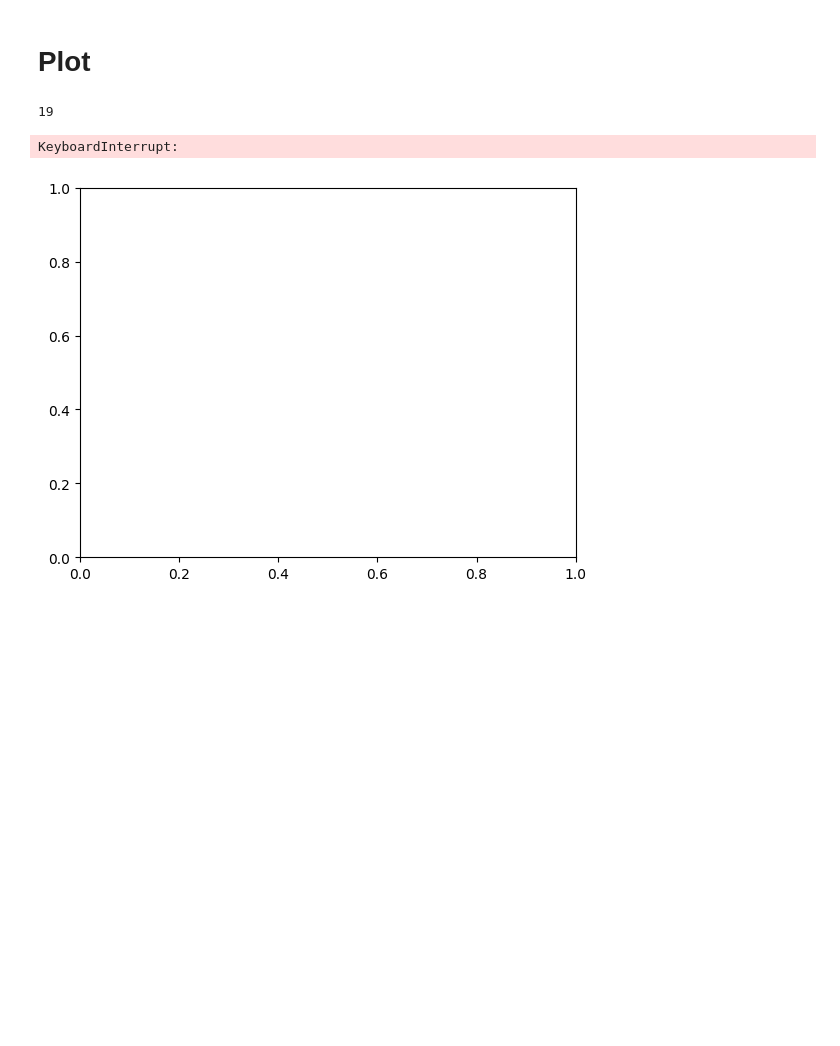
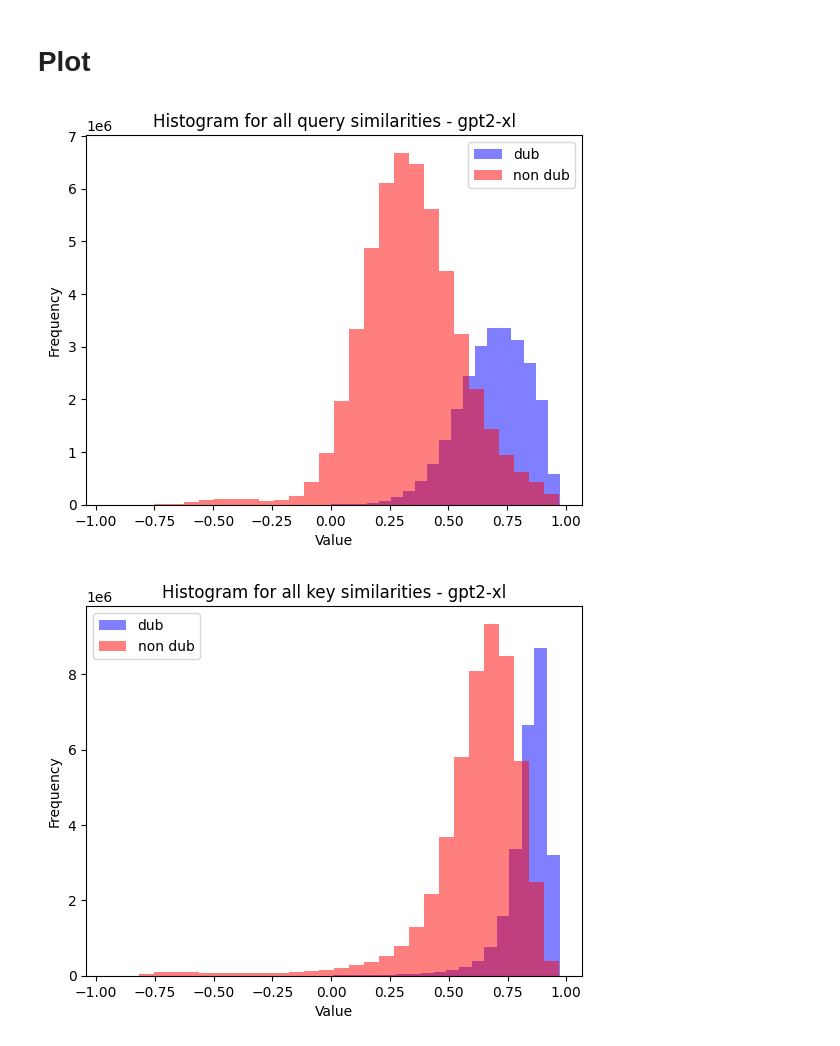
Before and after one commit to phusroyal/CopyMech, a Jupyter notebook: cosine_sim_qkv.ipynb, the cells around one changed output. Saved outputs shown, nothing was run; the diff lists cells and outputs as text; code cells hidden in the pictures; blank space fills up the shorter version.

```diff
--- a/cosine_sim_qkv.ipynb
+++ b/cosine_sim_qkv.ipynb
@@ -2,7 +2,7 @@
 from datasets import load_from_disk
 
 # Load the dataset from disk
-subset = load_from_disk("english_insertions")
+subset = load_from_disk("data/english_insertions")
 print(subset)
 # %% [output]
 DatasetDict({
@@ -321,7 +321,7 @@ def find_base_sent(base_sent, prompt):
 num_return_sequences = 5
 max_length = 30
 
-model_name = 'gpt2'
+model_name = 'gpt2-xl'
 
 model = GPT.from_pretrained(model_name)
 tokenizer = GPT2Tokenizer.from_pretrained(model_name)
@@ -402,6 +402,11 @@ for i in tqdm(range(1000)):
     logits, q_sims_lsts, k_sims_lsts, v_sims_lsts = model(input_ids,
                                                           matching_indices_1st = new_1st,
                                                           matching_indices_2nd = new_2nd)
+  # np the lsts
+  n = len(q_sims_lsts)
+  q_sims_lsts = np.array(q_sims_lsts).reshape(n, -1)
+  k_sims_lsts = np.array(k_sims_lsts).reshape(n, -1)
+  v_sims_lsts = np.array(v_sims_lsts).reshape(n, -1)
 
   # compute cosine sim
   layer = 0
@@ -538,6 +543,12 @@ for i in tqdm(range(1000)):
                               matching_indices_1st = matching_indices_1st,
                               matching_indices_2nd = matching_indices_2nd)
 
+  # np the lsts
+  n = len(q_sims_lsts)
+  q_sims_lsts = np.array(q_sims_lsts).reshape(n, -1)
+  k_sims_lsts = np.array(k_sims_lsts).reshape(n, -1)
+  v_sims_lsts = np.array(v_sims_lsts).reshape(n, -1)
+
   # compute cosine sim
   layer = 0
   for q,k,v in zip(q_sims_lsts, k_sims_lsts, v_sims_lsts):
@@ -551,39 +562,46 @@ print("/n#failed samples:", skiped)
 /n#failed samples: 115
 # %% [markdown]
 # Plot
-# %%
-len(cos_sim_dict[0][0])
-# %% [output]
-19
 # %%
 import numpy as np
 import matplotlib.pyplot as plt
 import seaborn as sns
+from scipy.stats import gaussian_kde
 
+path = 'output/cosine_sim/d_vs_nd'
+def plot(cos_sim_dict, cos_sim_dict_non_dub, vector_type=None):
+    sim_list_total = []
+    for key, value in cos_sim_dict.items():
+        sim_list_total.extend(value)
 
-cos_sim_dict = cos_sim_dict_q
-cos_sim_dict_non_dub = cos_sim_dict_non_dub_q
+    sim_list_total_non_dub = []
+    for key, value in cos_sim_dict_non_dub.items():
+        sim_list_total_non_dub.extend(value)
 
-sim_list_total = []
-for key, value in cos_sim_dict.items():
-  sim_list_total.extend(value)
+    # Create histograms
+    counts1, bins1 = np.histogram(sim_list_total, bins=30)
+    counts2, bins2 = np.histogram(sim_list_total_non_dub, bins=30)
 
-sim_list_total_non_dub = []
-for key, value in cos_sim_dict_non_dub.items():
-  sim_list_total_non_dub.extend(value)
+    # Plot with Matplotlib
+    plt.bar(bins1[:-1], counts1, width=np.diff(bins1), color='blue', alpha=0.5, label='dub')
+    plt.bar(bins2[:-1], counts2, width=np.diff(bins2), color='red', alpha=0.5, label='non dub')
 
-# Plot the histogram with KDE
-sns.histplot(sim_list_total, bins=30, kde=True, color='blue', label="dub")
-sns.histplot(sim_list_total_non_dub, bins=30, kde=True, color='red', label="non dub")
+    # Add labels and title
+    plt.xlabel('Value')
+    plt.ylabel('Frequency')
+    plt.title(f'Histogram for all {vector_type} similarities - {model_name}')
+    plt.legend()
 
-# Add labels and title
-plt.xlabel('Value')
-plt.ylabel('Frequency')
-plt.title(f'Histogram for all similarities - {model_name}')
-plt.legend()
+    # save the plot
+    current_path = path + f'/{vector_type[0]}/hist_{vector_type}_{model_name}.png'
+    plt.savefig(current_path)
 
-# Show the plot
-plt.show()
+    # Show the plot
+    plt.show()
+
+plot(cos_sim_dict_q, cos_sim_dict_non_dub_q, vector_type='query')
+plot(cos_sim_dict_k, cos_sim_dict_non_dub_k, vector_type='key')
+plot(cos_sim_dict_v, cos_sim_dict_non_dub_v, vector_type='value')
 # %% [output]
-KeyboardInterrupt:
-[figure, old version]
+[figure, new version]
+[figure, added]
```
Also changed, not shown: parts of 4 cells of this notebook, 32 other files.
